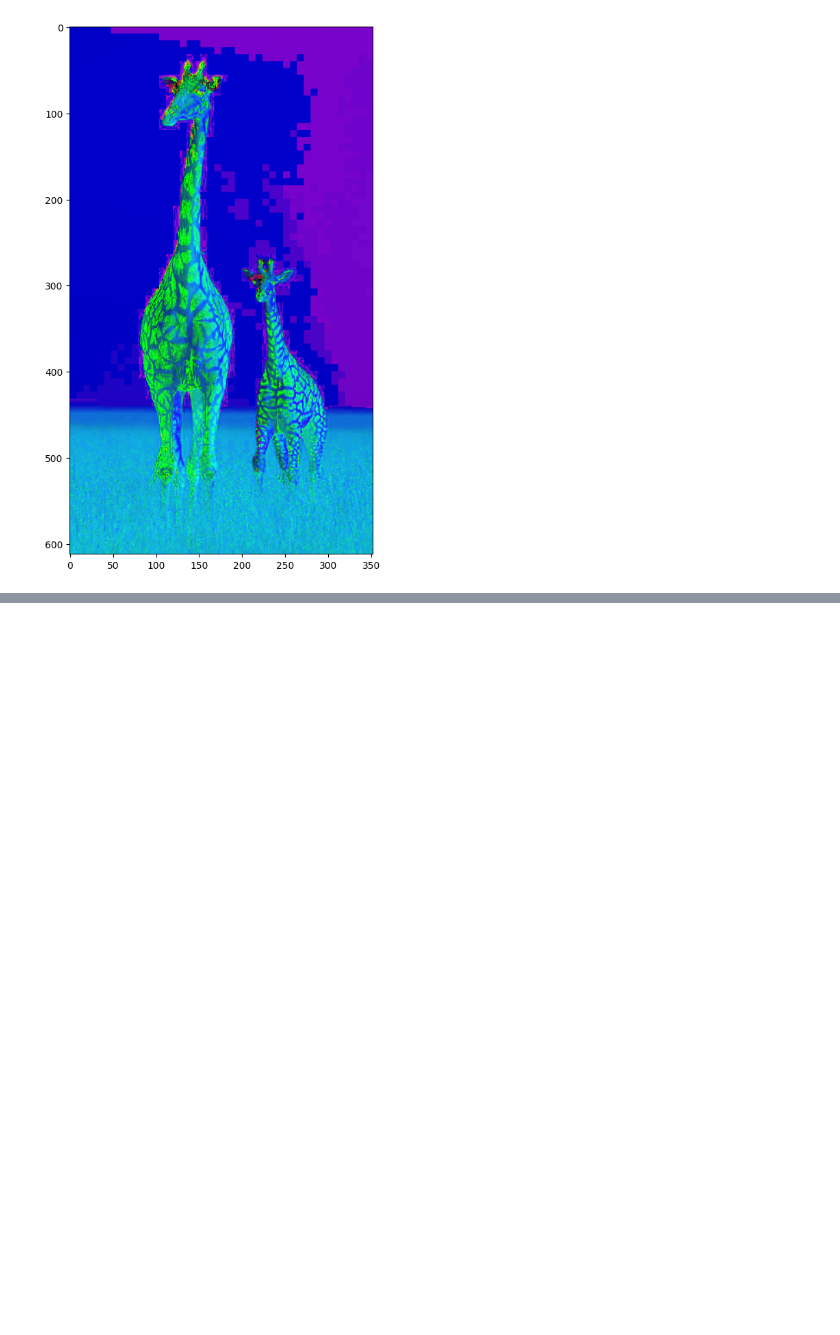
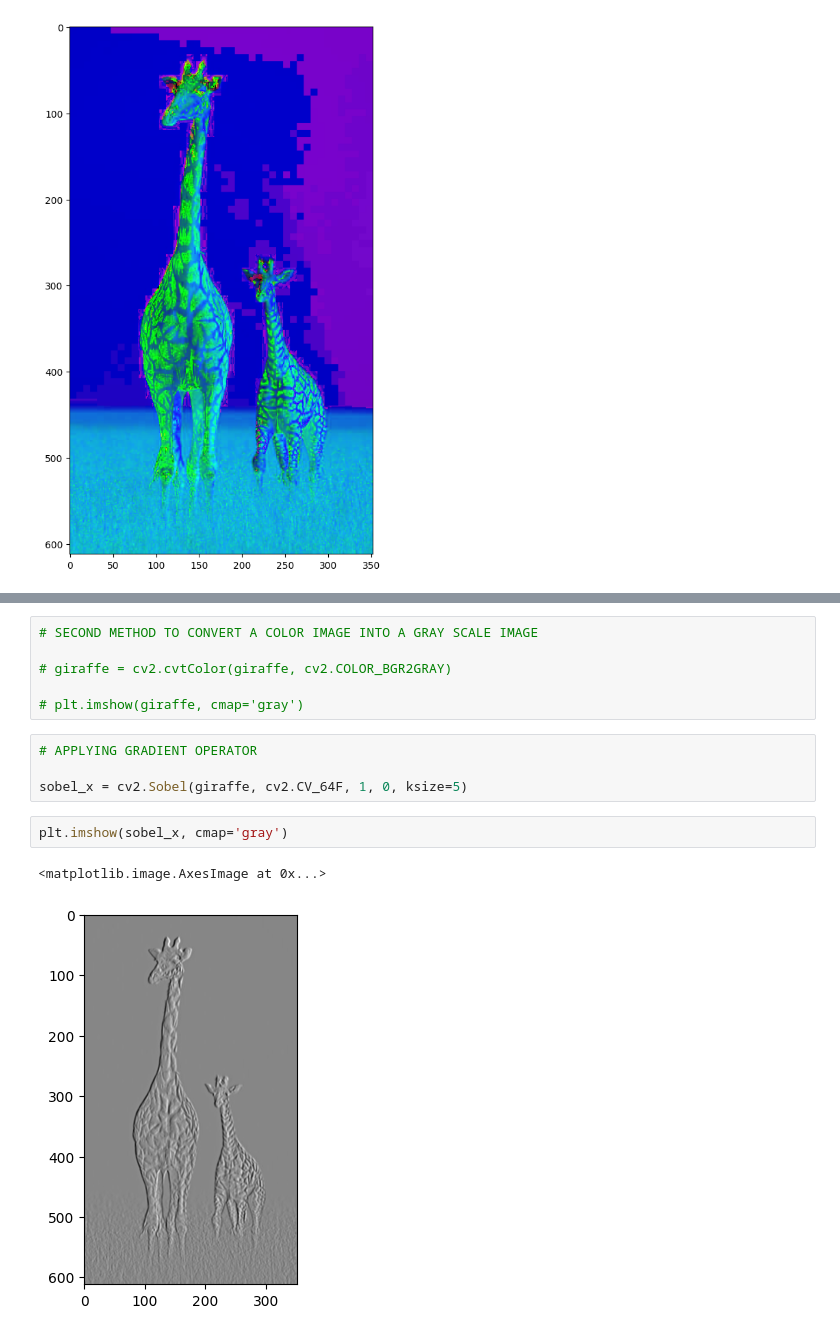
Before and after one commit to ananthanarayanan16/OpenCV, a Jupyter notebook: OpenCV_Basic/sec_4_test.ipynb, the cells around one changed output, grey strips where cells are left out. Cells and saved outputs as stored; diff of their text form; blank space fills up the shorter version.

```diff
--- a/OpenCV_Basic/sec_4_test.ipynb
+++ b/OpenCV_Basic/sec_4_test.ipynb
@@ -57,0 +112,15 @@ display_image(hsv_img)
+# %%
+# SECOND METHOD TO CONVERT A COLOR IMAGE INTO A GRAY SCALE IMAGE
+
+# giraffe = cv2.cvtColor(giraffe, cv2.COLOR_BGR2GRAY)
+
+# plt.imshow(giraffe, cmap='gray')
+# %%
+# APPLYING GRADIENT OPERATOR
+
+sobel_x = cv2.Sobel(giraffe, cv2.CV_64F, 1, 0, ksize=5)
+# %%
+plt.imshow(sobel_x, cmap='gray')
+# %% [output]
+<matplotlib.image.AxesImage at 0x...>
+[figure, added]
```
Also changed, not shown: parts of 9 cells of this notebook.
